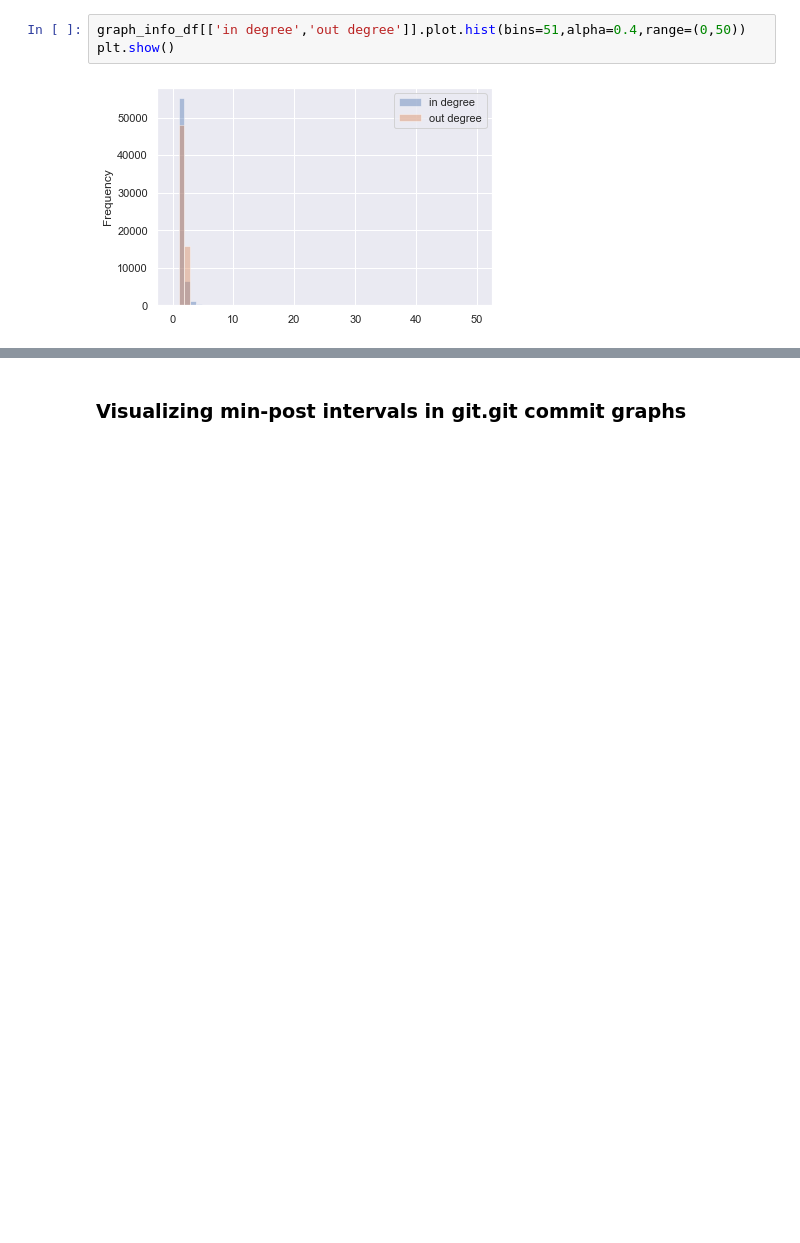
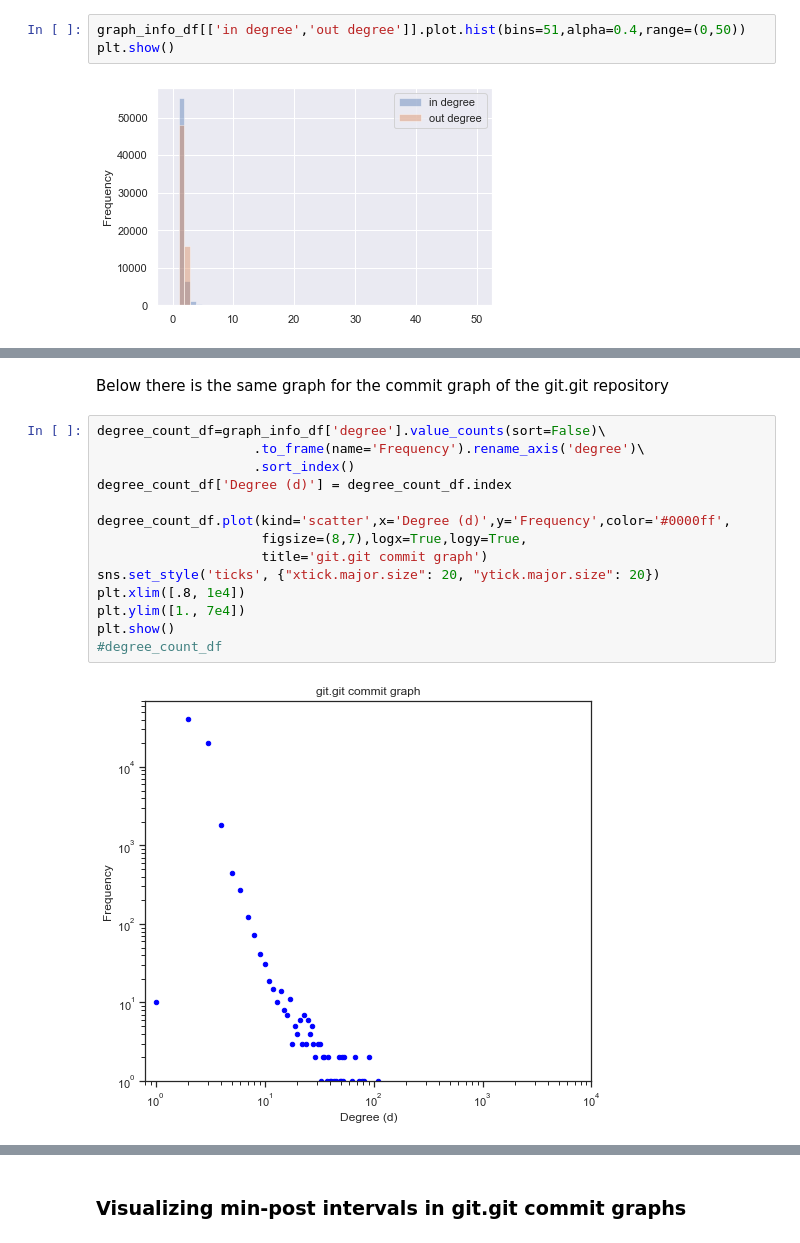
Before and after one commit to jnareb/git-commit-graph-ext, a Jupyter notebook: A.09_git_explore.ipynb, the cells around one changed output, grey strips where cells are left out. Drawn from its saved outputs; the diff is of its cells as text; blank space fills up the shorter version.

```diff
--- a/A.09_git_explore.ipynb
+++ b/A.09_git_explore.ipynb
@@ -567,0 +579,18 @@ plt.show()
+# %% [markdown]
+Below there is the same graph for the commit graph of the git.git repository
+# %%
+degree_count_df=graph_info_df['degree'].value_counts(sort=False)\
+                    .to_frame(name='Frequency').rename_axis('degree')\
+                    .sort_index()
+degree_count_df['Degree (d)'] = degree_count_df.index
+
+degree_count_df.plot(kind='scatter',x='Degree (d)',y='Frequency',color='#0000ff',
+                     figsize=(8,7),logx=True,logy=True,
+                     title='git.git commit graph')
+sns.set_style('ticks', {"xtick.major.size": 20, "ytick.major.size": 20})
+plt.xlim([.8, 1e4])
+plt.ylim([1., 7e4])
+plt.show()
+#degree_count_df
+# %% [output]
+[figure, added]
```
Also changed, not shown: parts of 24 cells of this notebook, 1 other file.
